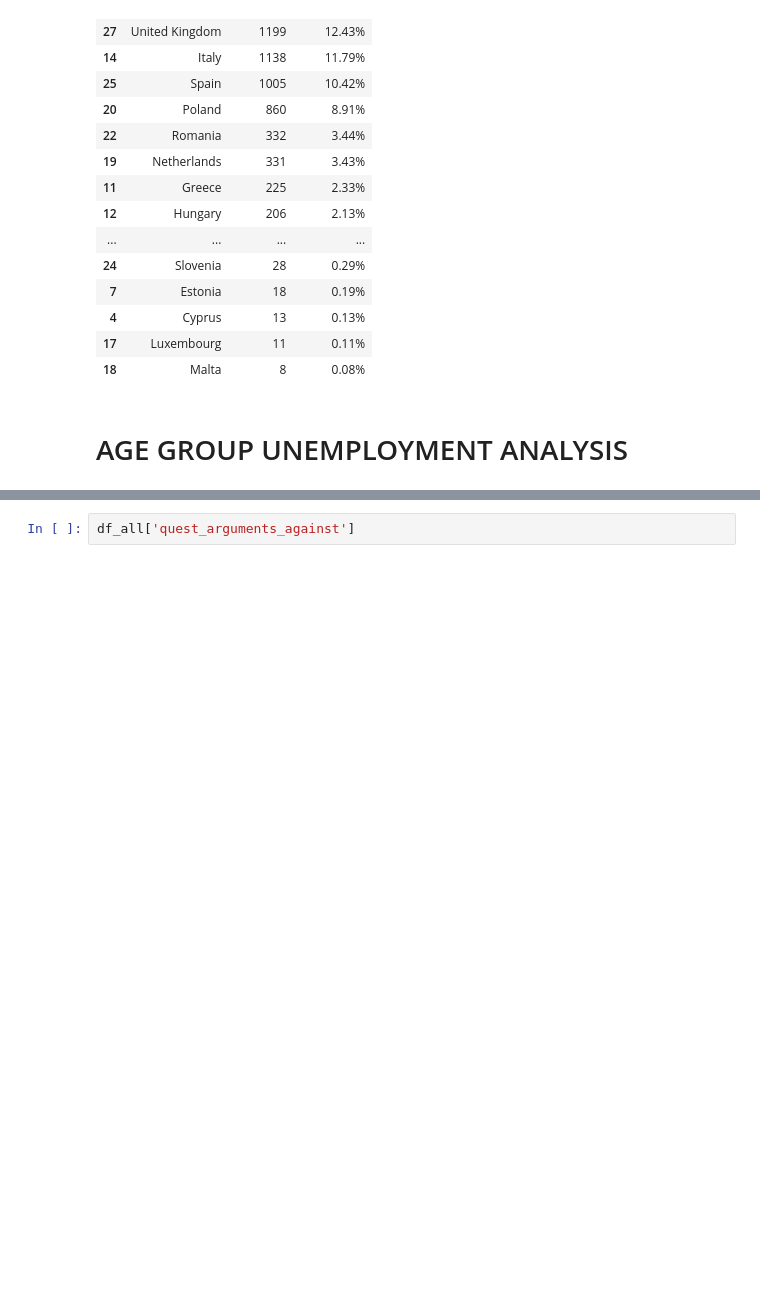
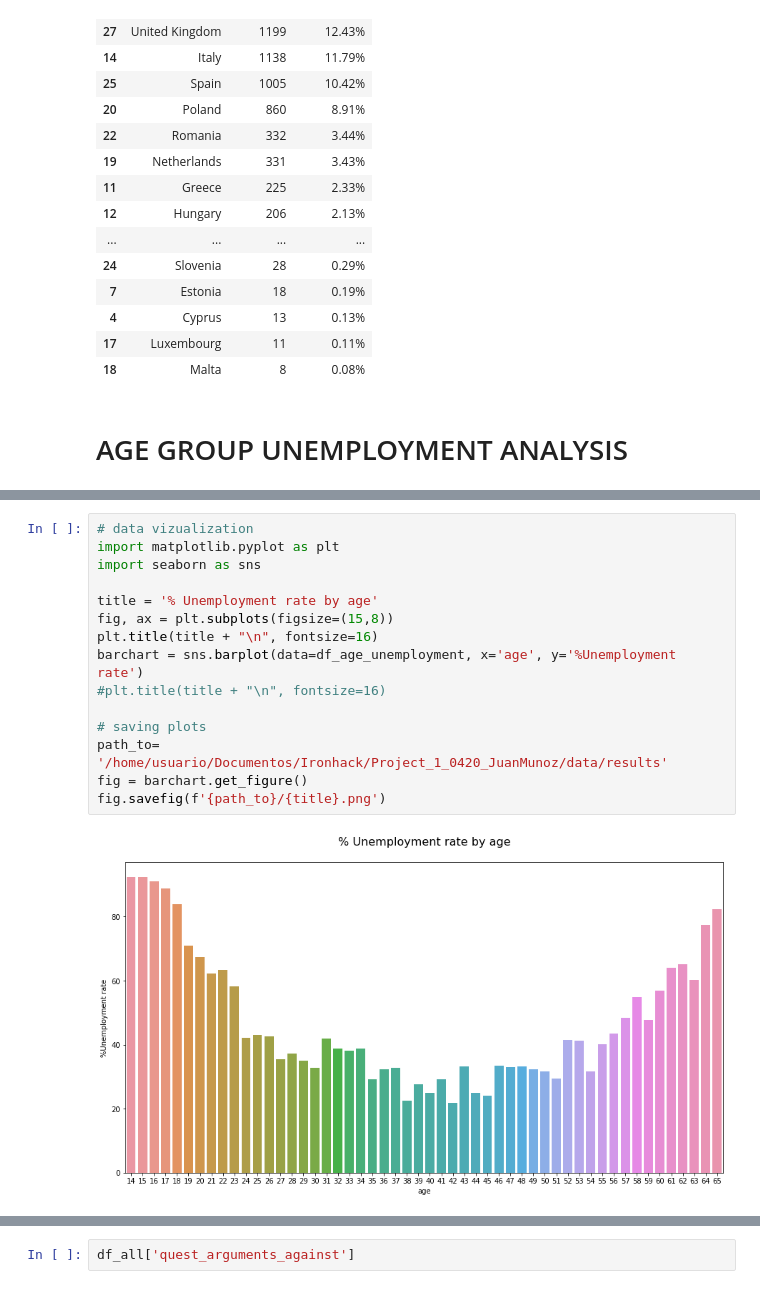
Before and after one commit to juankmp/Project_1_0420_JuanMunoz, a Jupyter notebook: notebooks/analysis.ipynb, the cells around one changed output, grey strips where cells are left out. Cells and saved outputs as stored; diff of their text form; blank space fills up the shorter version.

Commit message:
Barchart and PDF Exporting added

```diff
--- a/notebooks/analysis.ipynb
+++ b/notebooks/analysis.ipynb
@@ -256,0 +284,17 @@ display(df_age_unemployment)
+# %%
+# data vizualization
+import matplotlib.pyplot as plt
+import seaborn as sns
+
+title = '% Unemployment rate by age'
+fig, ax = plt.subplots(figsize=(15,8))
+plt.title(title + "\n", fontsize=16)
+barchart = sns.barplot(data=df_age_unemployment, x='age', y='%Unemployment rate')
+#plt.title(title + "\n", fontsize=16)
+
+# saving plots
+path_to= '/home/usuario/Documentos/Ironhack/Project_1_0420_JuanMunoz/data/results'
+fig = barchart.get_figure()
+fig.savefig(f'{path_to}/{title}.png')
+# %% [output]
+[figure, added]
```
Also changed, not shown: parts of 5 cells of this notebook, 17 other files.
